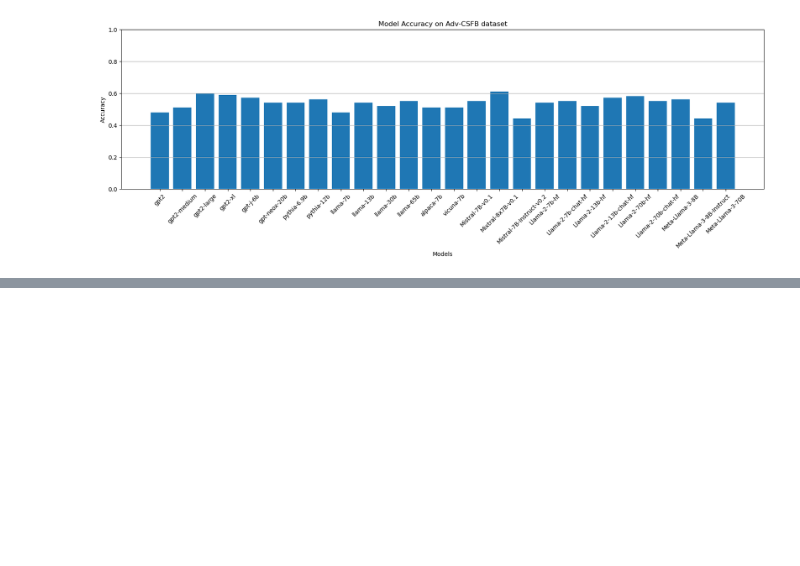
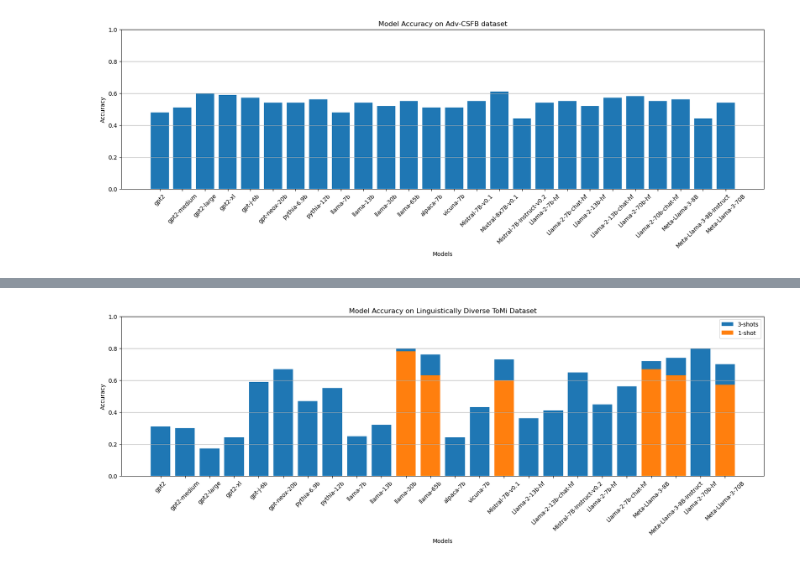
Before and after one commit to umango101/belief_tracking, a Jupyter notebook: analysis.ipynb, the cells around one changed output, grey strips where cells are left out. Drawn from its saved outputs; the diff is of its cells as text; code cells hidden in the pictures; blank space fills up the shorter version.

```diff
--- a/analysis.ipynb
+++ b/analysis.ipynb
@@ -492,0 +363,29 @@ Answer: Werewolf.
+# %%
+with open("tom_results_1_shot.txt", "r") as f:
+    data = f.readlines()
+# %%
+results_1shot = {}
+
+for line in data:
+    model, acc = line.split("|")
+    model = model.split(":")[1].split('/')[-1].strip()
+    acc = acc.split(":")[1].strip()
+    results_1shot[model] = float(acc)
+# %%
+# Create a bar plot to visualize the results_3shot and results_1shot
+plt.figure(figsize=(20, 5))
+
+plt.bar(results_3shots.keys(), results_3shots.values(), label="3-shots")
+plt.bar(results_1shot.keys(), results_1shot.values(), label="1-shot")
+plt.xlabel("Models")
+plt.ylabel("Accuracy")
+plt.title("Model Accuracy on Linguistically Diverse ToMi Dataset")
+
+plt.ylim(0, 1)
+plt.xticks(rotation=45)
+plt.grid(axis="y")
+plt.legend()
+
+plt.show()
+# %% [output]
+[figure, added]
```
Also changed, not shown: parts of 16 cells of this notebook, 31 other files.
